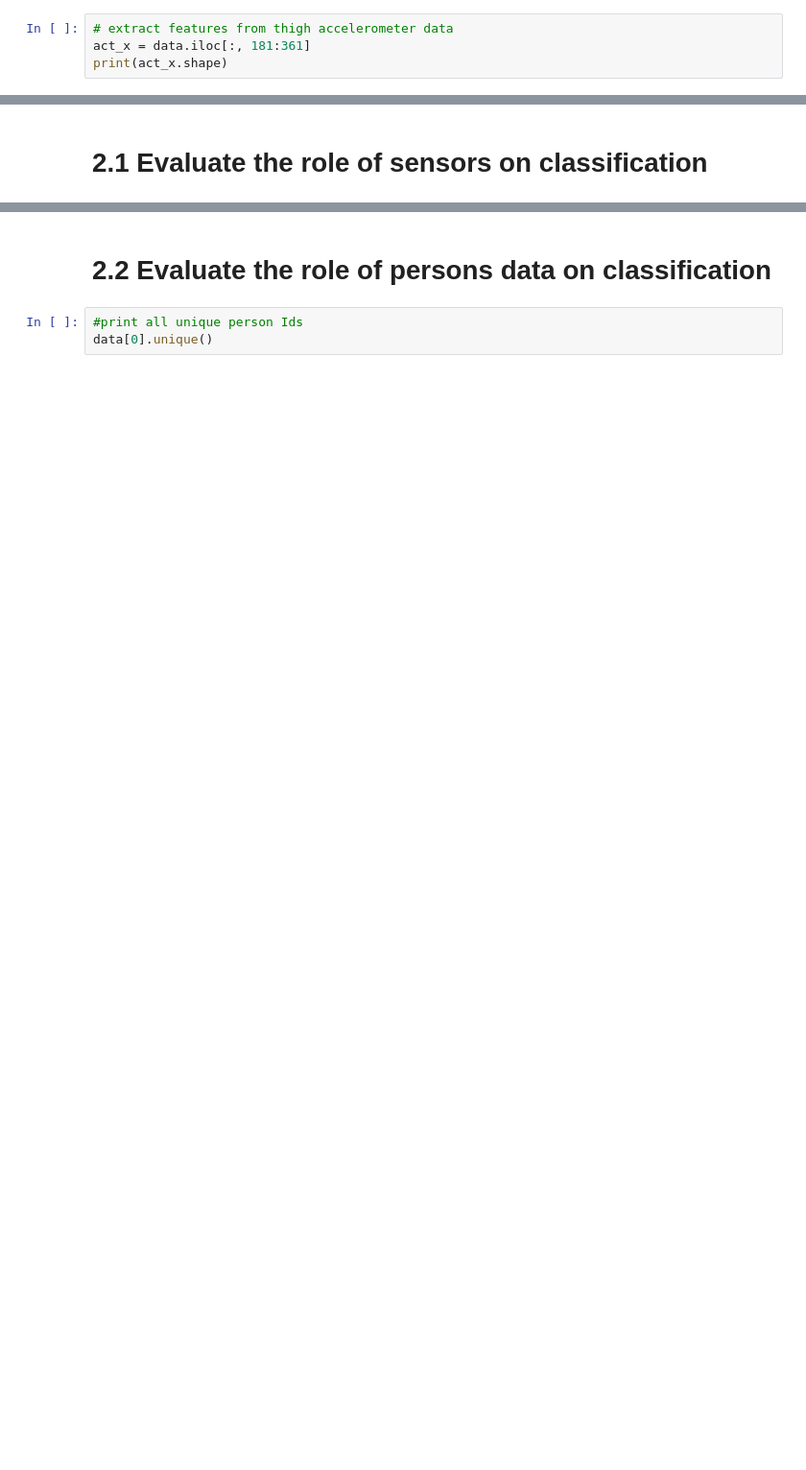
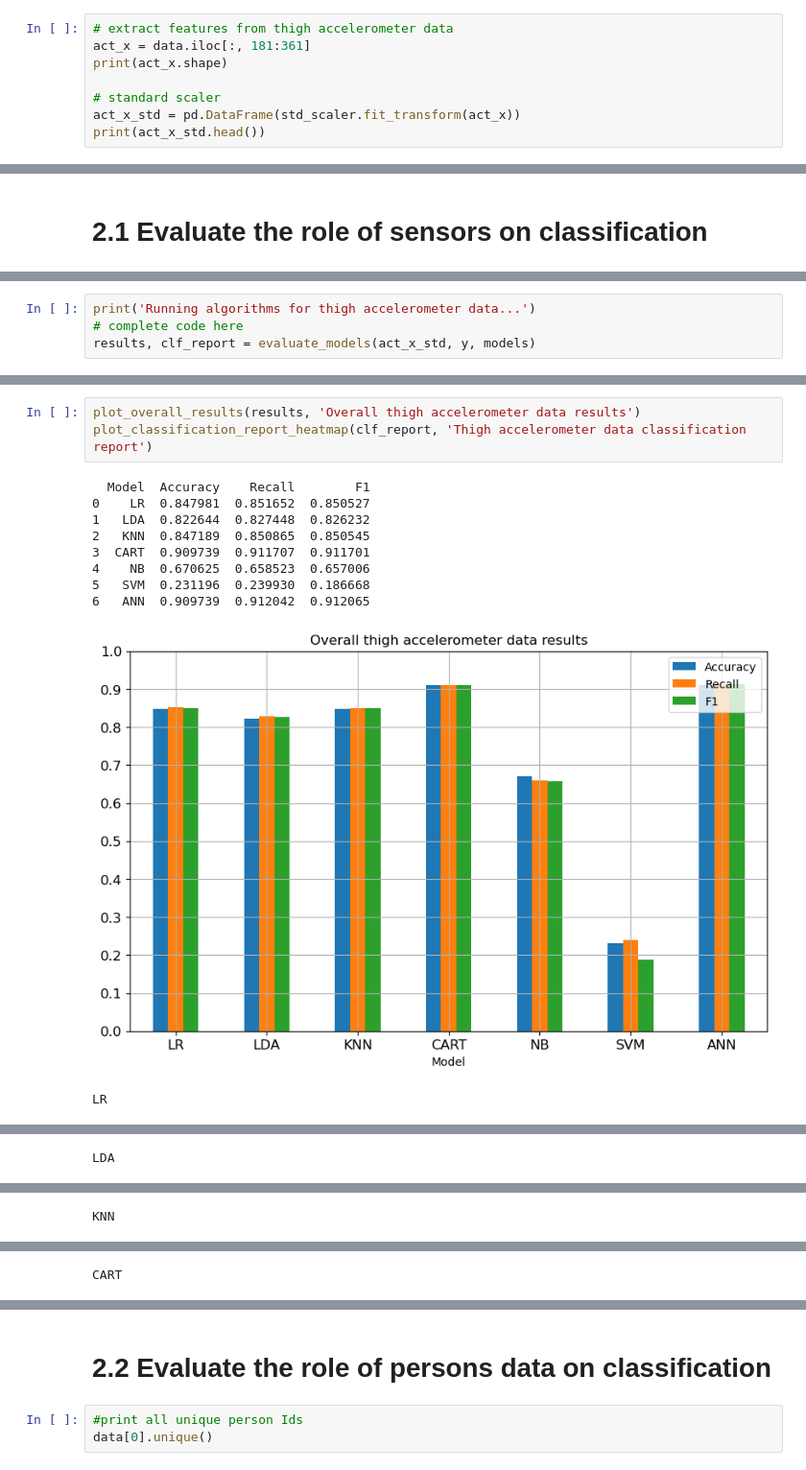
Before and after one commit to MadLadMadara/CM4107-Advanced-Artificial-Intelligence-CW2, a Jupyter notebook: CM4017_mex_data_updated.ipynb, the cells around one changed output, grey strips where cells are left out. Shown at 96% size. Cells and saved outputs as stored; diff of their text form; blank space fills up the shorter version.

```diff
--- a/CM4017_mex_data_updated.ipynb
+++ b/CM4017_mex_data_updated.ipynb
@@ -40,4 +74,8 @@ print(acw_x.shape)
 # extract features from thigh accelerometer data
 act_x = data.iloc[:, 181:361]
 print(act_x.shape)
+
+# standard scaler
+act_x_std = pd.DataFrame(std_scaler.fit_transform(act_x))
+print(act_x_std.head())
 # %% [output]
@@ -74,0 +286,4 @@ models.append(('ANN', MLPClassifier()))
+# %%
+print('Running algorithms for thigh accelerometer data...')
+# complete code here
+results, clf_report = evaluate_models(act_x_std, y, models)
@@ -74,0 +306,14 @@ models.append(('ANN', MLPClassifier()))
+# %%
+plot_overall_results(results, 'Overall thigh accelerometer data results')
+plot_classification_report_heatmap(clf_report, 'Thigh accelerometer data classification report')
+# %% [output]
+  Model  Accuracy    Recall        F1
+0    LR  0.847981  0.851652  0.850527
+1   LDA  0.822644  0.827448  0.826232
+2   KNN  0.847189  0.850865  0.850545
+3  CART  0.909739  0.911707  0.911701
+4    NB  0.670625  0.658523  0.657006
+5   SVM  0.231196  0.239930  0.186668
+6   ANN  0.909739  0.912042  0.912065
+[figure, added]
+LR
@@ -74,0 +321 @@ models.append(('ANN', MLPClassifier()))
+LDA
@@ -74,0 +323 @@ models.append(('ANN', MLPClassifier()))
+KNN
@@ -74,0 +325 @@ models.append(('ANN', MLPClassifier()))
+CART
```
Also changed, not shown: parts of 36 cells of this notebook, 1 other file.
